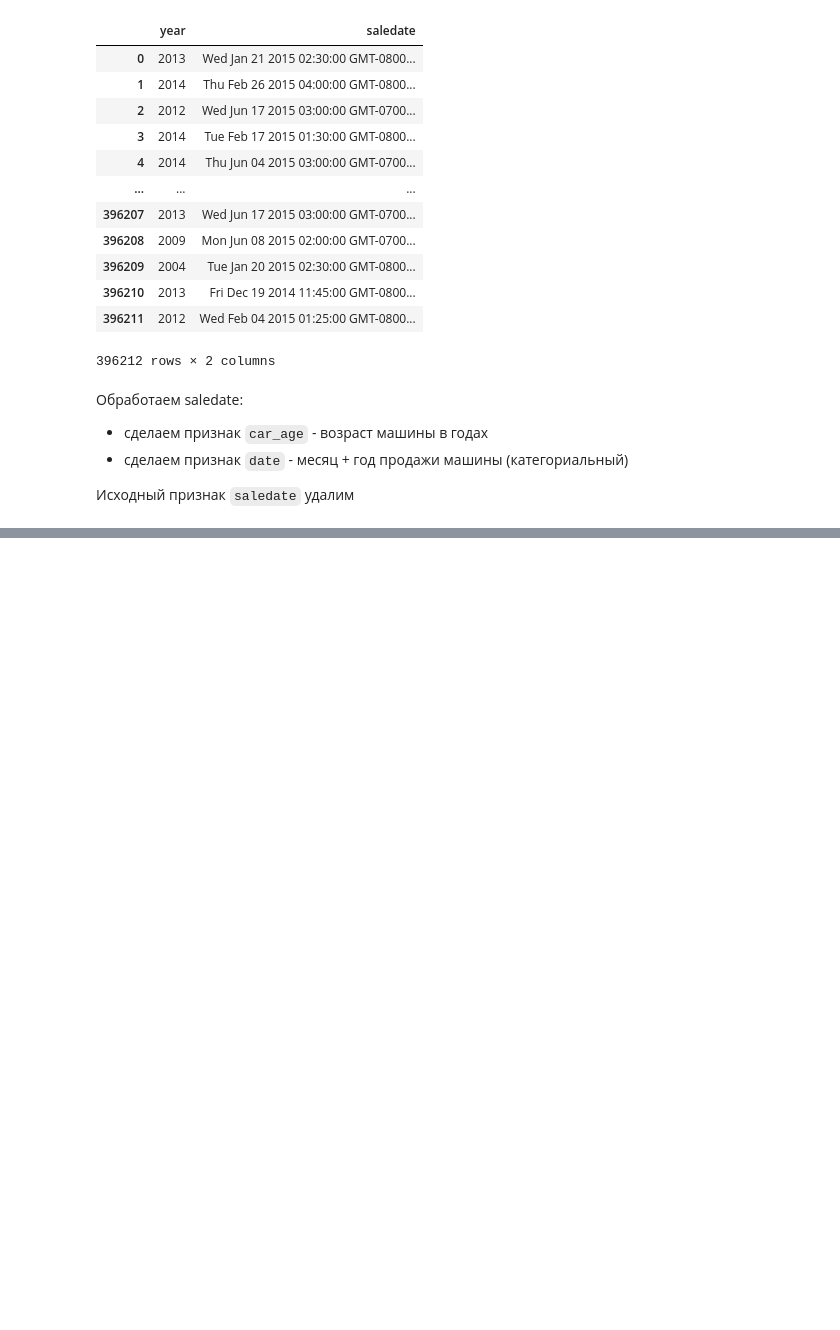
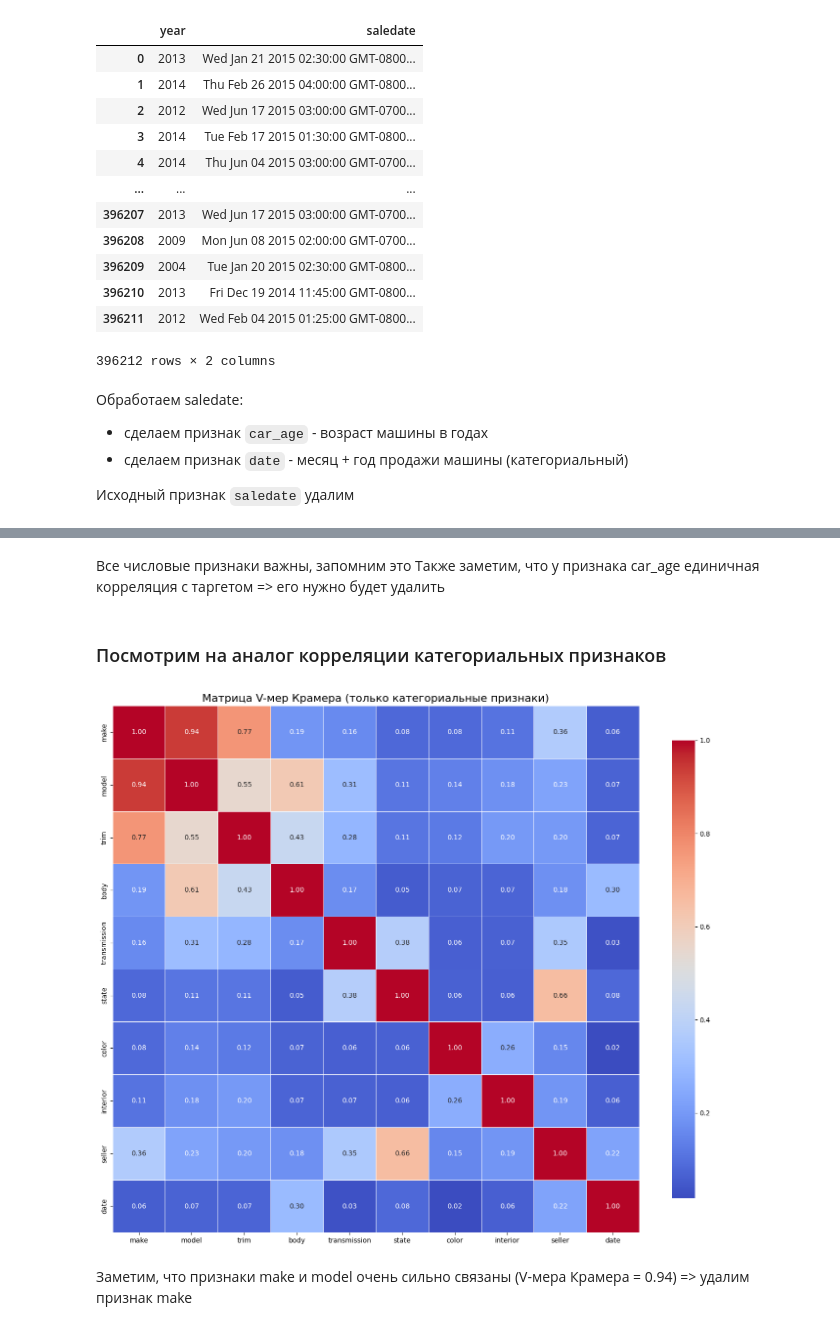
Before and after one commit to evnng/Classical_ML, a Jupyter notebook: 19.Used_cars_price_prediction.ipynb, the cells around one changed output, grey strips where cells are left out. Drawn from its saved outputs; the diff is of its cells as text; code cells hidden in the pictures; blank space fills up the shorter version.

```diff
--- a/19.Used_cars_price_prediction.ipynb
+++ b/19.Used_cars_price_prediction.ipynb
@@ -168,0 +254,33 @@ X.drop('saledate', axis=1, inplace=True)
+# %% [markdown]
+Все числовые признаки важны, запомним это
+Также заметим, что у признака car_age единичная корреляция с таргетом => его нужно будет удалить
+# %% [markdown]
+### Посмотрим на аналог корреляции категориальных признаков
+# %%
+# Оставляем только категориальные колонки
+X_cat = X.select_dtypes(include=['string'])
+
+# Рассчёт ассоциаций только для категориальных признаков
+result = associations(X_cat, nominal_columns='auto', plot=False)
+
+# Извлечение матрицы Cramér's V
+cramersv_matrix = result['corr']
+
+# Построение тепловой карты
+plt.figure(figsize=(14, 12))
+sns.heatmap(
+    cramersv_matrix,
+    annot=True,
+    fmt='.2f',
+    cmap='coolwarm',
+    square=True,
+    linewidths=0.5,
+    cbar_kws={'shrink': 0.8}
+)
+plt.title('Матрица V-мер Крамера (только категориальные признаки)', fontsize=16)
+plt.tight_layout()
+plt.show()
+# %% [output]
+[figure, added]
+# %% [markdown]
+Заметим, что признаки make и model очень сильно связаны (V-мера Крамера = 0.94) => удалим признак make
```
Also changed, not shown: parts of 87 cells of this notebook, 9 other files.
